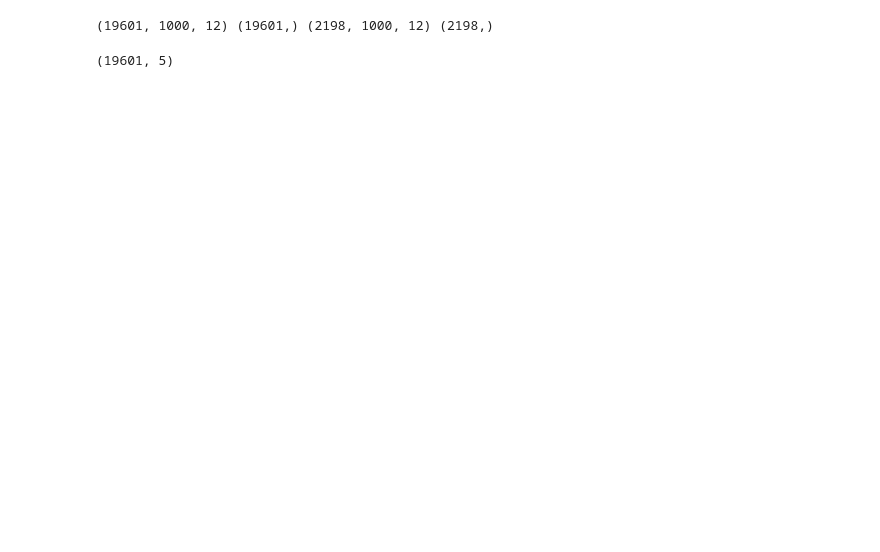
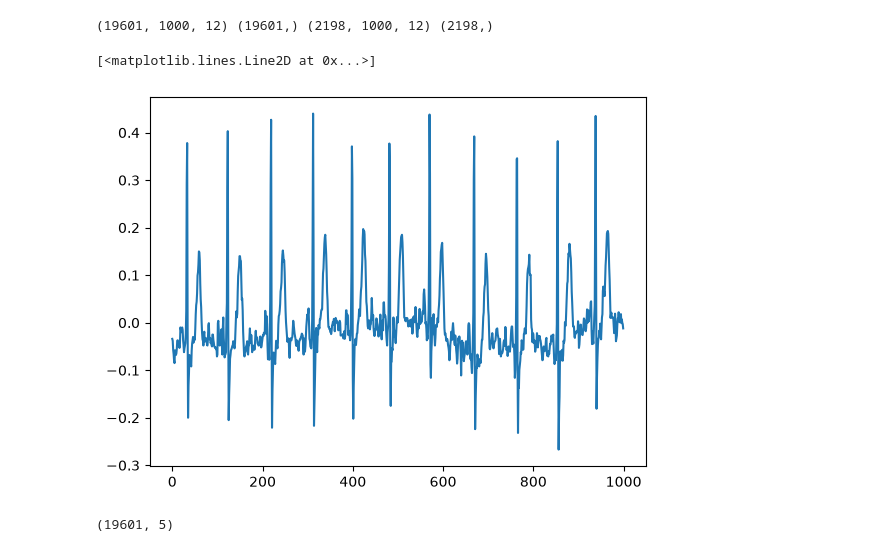
Before and after one commit to broccoli-soup/DS340_Final_Project, a Jupyter notebook: neural_net.ipynb, the cells around one changed output. Cells and saved outputs as stored; diff of their text form; code cells hidden in the pictures; blank space fills up the shorter version.

```diff
--- a/neural_net.ipynb
+++ b/neural_net.ipynb
@@ -48,6 +48,16 @@ y_test = Y[Y.strat_fold == test_fold].diagnostic_superclass
 print(X_train.shape, y_train.shape, X_test.shape, y_test.shape)
 # %% [output]
 (19601, 1000, 12) (19601,) (2198, 1000, 12) (2198,)
+# %%
+Xf_train = X_train[:, :, 0]  # stands for x_fixed
+Xf_test = X_test[:, :, 0]
+# %%
+import matplotlib.pyplot as plt
+
+plt.plot(Xf_train[4])
+# %% [output]
+[<matplotlib.lines.Line2D at 0x...>]
+[figure, added]
 # %%
 from sklearn.preprocessing import MultiLabelBinarizer
 
```
Also changed, not shown: parts of 5 cells of this notebook.
